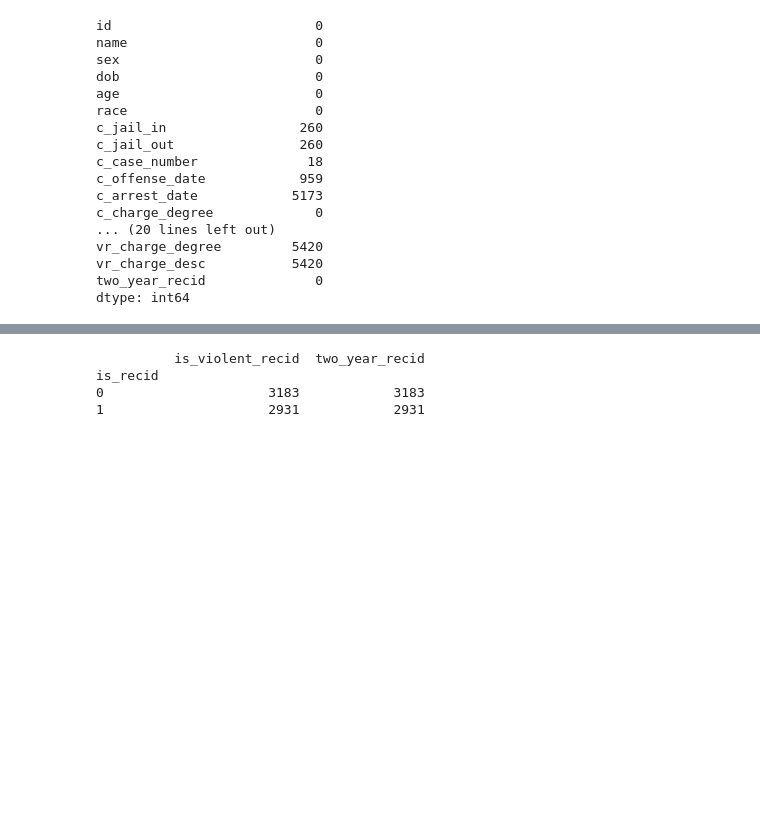
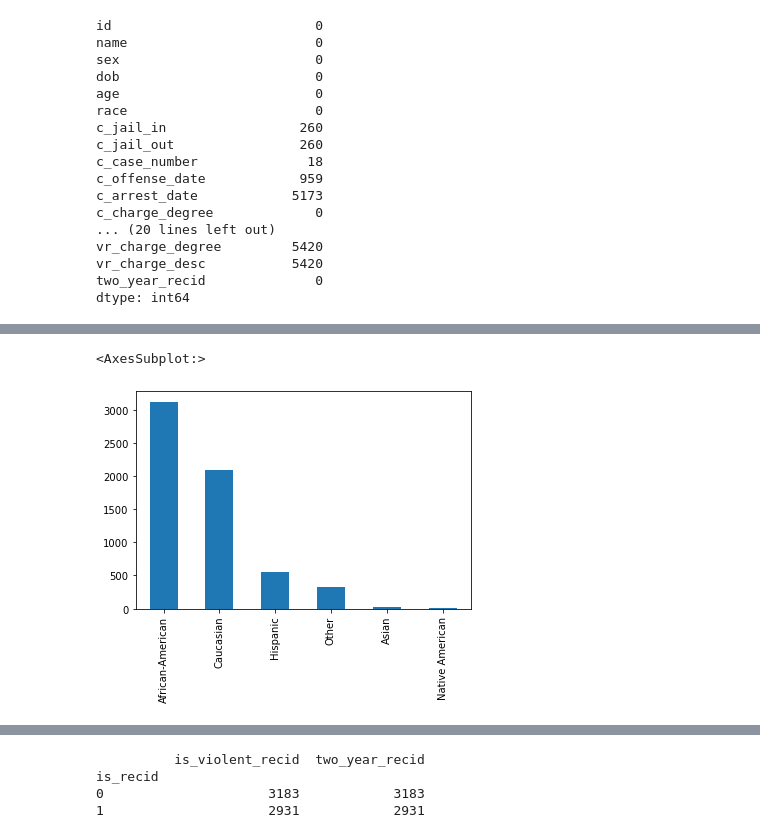
Before and after one commit to LDSAJPinto1306/Capstone-LDSA, a Jupyter notebook: Exploration.ipynb, the cells around one changed output, grey strips where cells are left out. Drawn from its saved outputs; the diff is of its cells as text; code cells hidden in the pictures; blank space fills up the shorter version.

```diff
--- a/Exploration.ipynb
+++ b/Exploration.ipynb
@@ -79 +112,6 @@ df.describe().round(2)
+# %%
+df['race'].value_counts().plot(kind='bar')
+# %% [output]
+<AxesSubplot:>
+[figure, added]
 # %%
```
Also changed, not shown: parts of 7 cells of this notebook, 2 other files.
